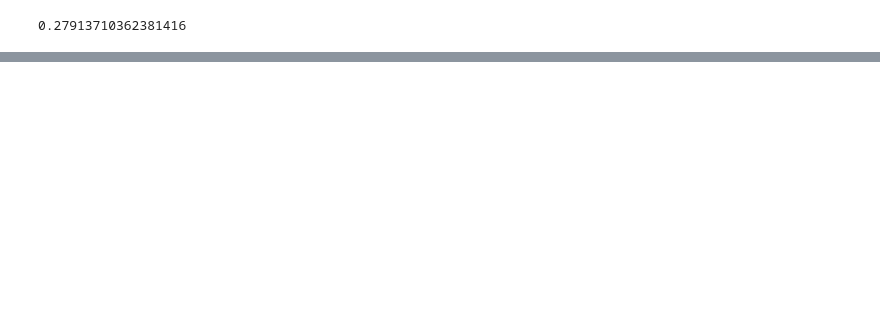
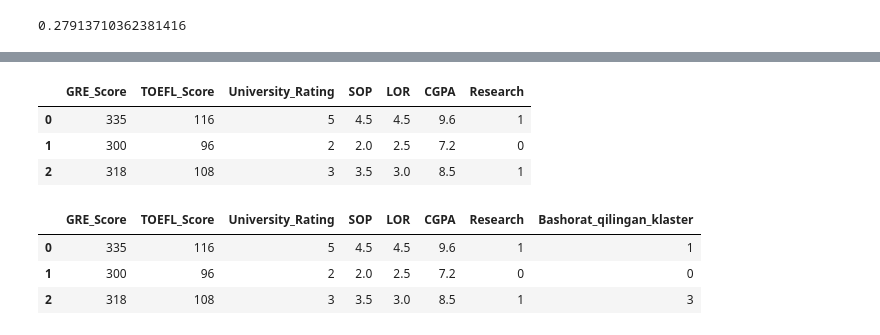
Before and after one commit to OydinZoidova/mlproject_car2, a Jupyter notebook: unsup/uns_ml.ipynb, the cells around one changed output, grey strips where cells are left out. Cells and saved outputs as stored; diff of their text form; code cells hidden in the pictures; blank space fills up the shorter version.

```diff
--- a/unsup/uns_ml.ipynb
+++ b/unsup/uns_ml.ipynb
@@ -204,0 +239,27 @@ ValueError: Shape of passed values is (4, 7), indices imply (4, 8)
+# %%
+# Uchta gipotetik yangi abituriyent (hali malumotlar bazasida yuq)
+yangi_abituriyentlar=pd.DataFrame({
+    "GRE_Score": [335, 300, 318],
+    "TOEFL_Score": [116, 96, 108],
+    "University_Rating": [5, 2, 3],
+    "SOP":           [4.5,2.0,3.5],
+    "LOR":     [4.5,2.5,3.0],
+    "CGPA": [9.6,7.2, 8.5],
+     "Research": [1, 0, 1],
+})
+yangi_abituriyentlar
+# %% [output]
+|  | GRE_Score | TOEFL_Score | University_Rating | SOP | LOR | CGPA | Research |
+| 0 | 335 | 116 | 5 | 4.5 | 4.5 | 9.6 | 1 |
+| 1 | 300 | 96 | 2 | 2.0 | 2.5 | 7.2 | 0 |
+| 2 | 318 | 108 | 3 | 3.5 | 3.0 | 8.5 | 1 |
+# %%
+yangi_X=scaler.transform(yangi_abituriyentlar)
+bashorat=kmeans.predict(yangi_X)
+yangi_abituriyentlar["Bashorat_qilingan_klaster"]=bashorat
+yangi_abituriyentlar
+# %% [output]
+|  | GRE_Score | TOEFL_Score | University_Rating | SOP | LOR | CGPA | Research | Bashorat_qilingan_klaster |
+| 0 | 335 | 116 | 5 | 4.5 | 4.5 | 9.6 | 1 | 1 |
+| 1 | 300 | 96 | 2 | 2.0 | 2.5 | 7.2 | 0 | 0 |
+| 2 | 318 | 108 | 3 | 3.5 | 3.0 | 8.5 | 1 | 3 |
```
Also changed, not shown: parts of 8 cells of this notebook, 5 other files.
